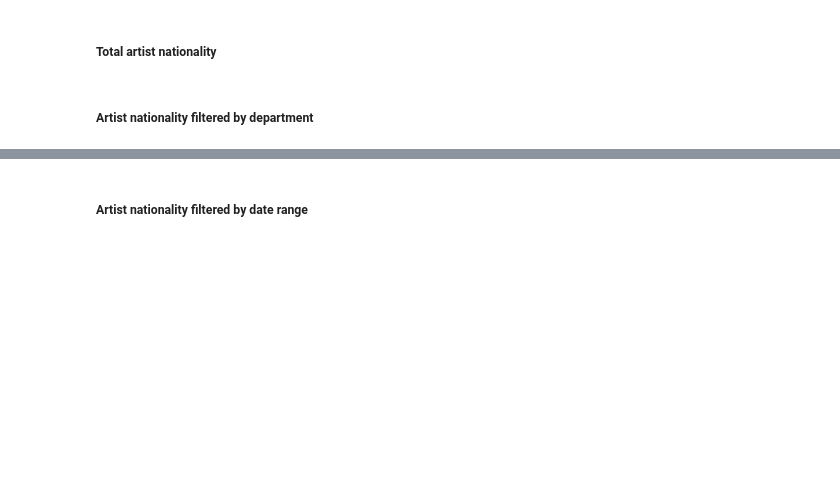
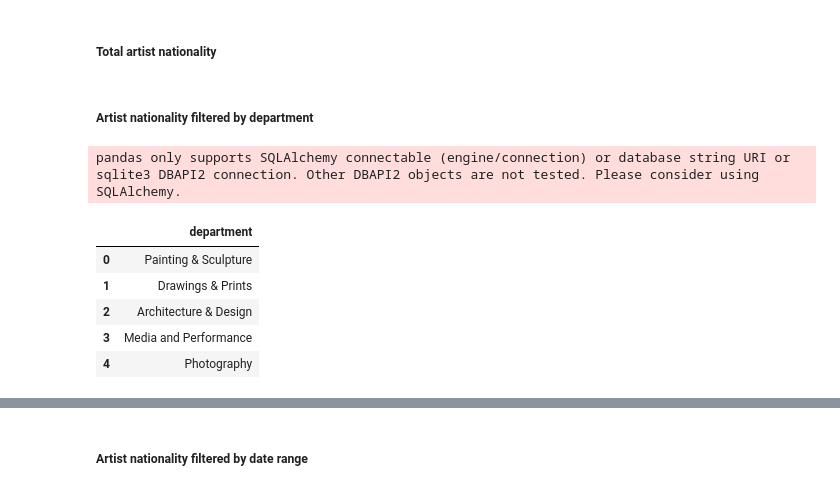
Before and after one commit to Eros-code/Equal-Experts, a Jupyter notebook: mma_analysis.ipynb, the cells around one changed output, grey strips where cells are left out. Drawn from its saved outputs; the diff is of its cells as text; code cells hidden in the pictures; blank space fills up the shorter version.

```diff
--- a/mma_analysis.ipynb
+++ b/mma_analysis.ipynb
@@ -157,3 +181,14 @@ nationality_quantity = px.bar(
 nationality_quantity.show()
 # %% [markdown]
 ##### Artist nationality filtered by department
+# %%
+departments = sql.q("SELECT DISTINCT department from artwork")
+departments
+# %% [output]
+pandas only supports SQLAlchemy connectable (engine/connection) or database string URI or sqlite3 DBAPI2 connection. Other DBAPI2 objects are not tested. Please consider using SQLAlchemy.
+|  | department |
+| 0 | Painting & Sculpture |
+| 1 | Drawings & Prints |
+| 2 | Architecture & Design |
+| 3 | Media and Performance |
+| 4 | Photography |
```
Also changed, not shown: parts of 15 cells of this notebook, 2 other files.
